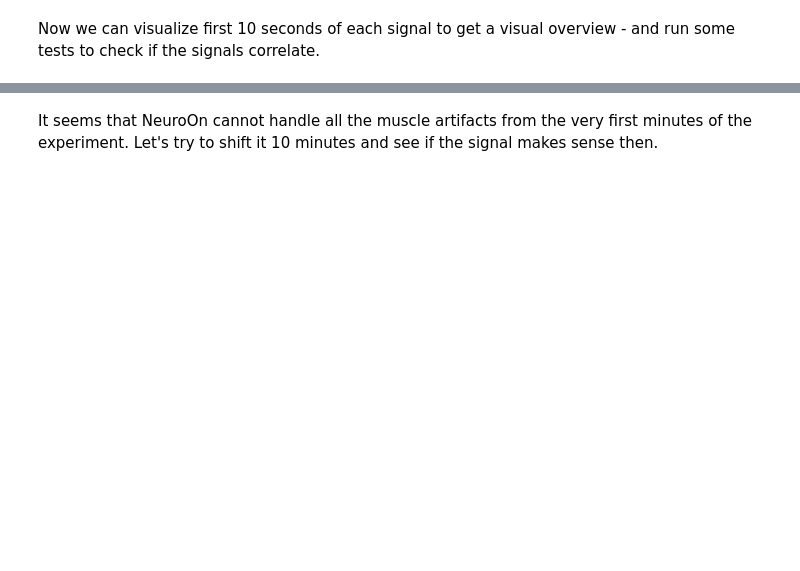
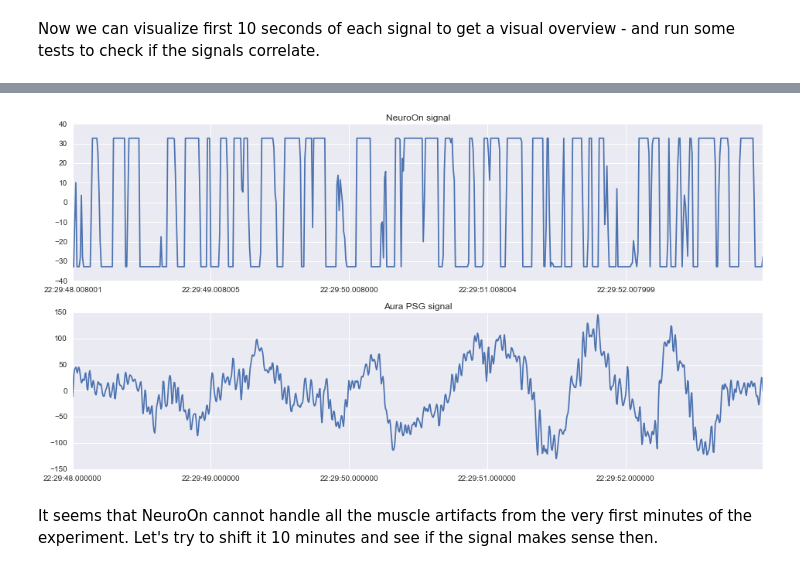
Before and after one commit to pawelngei/neuroon-notebook, a Jupyter notebook: NeuroOn.ipynb, the cells around one changed output, grey strips where cells are left out. Cells and saved outputs as stored; diff of their text form; code cells hidden in the pictures; blank space fills up the shorter version.

```diff
--- a/NeuroOn.ipynb
+++ b/NeuroOn.ipynb
@@ -186,3 +148,35 @@ plot_signal_fragment(
+# %%
+def plot_signal_fragment(
+    csv_sig, edf_sig, seconds=10, shift=0,
+    csv_title='NeuroOn signal',
+    edf_title='Aura PSG signal'
+):
+#     for signal in [csv_sig, edf_sig]
+    pp.subplot(211)
+    pp.title(csv_title)
+    csv_slice = np.logical_and(
+        csv_sig['timestamp'] >= csv_sig['timestamp'][0] + timedelta(seconds=shift),
+        csv_sig['timestamp'] < csv_sig['timestamp'][0] + timedelta(seconds=shift + seconds)
+    )
+    x_csv = csv_sig['timestamp'][csv_slice]
+    y_csv = csv_sig['signal'][csv_slice]
+    pp.plot(x_csv, y_csv)
+    pp.subplot(212)
+    pp.title(edf_title)
+    edf_slice = np.logical_and(
+        edf_sig['timestamp'] >= edf_sig['timestamp'][0] + timedelta(seconds=shift),
+        edf_sig['timestamp'] < edf_sig['timestamp'][0] + timedelta(seconds=shift + seconds)
+    )
+    x_edf = edf_sig['timestamp'][ edf_slice ]
+    y_edf = edf_sig['signal'][ edf_slice ]
+    pp.plot(x_edf, y_edf)
+    return pp.show()
+
+plot_signal_fragment(
+    no_shifted_signal, psg_signal, seconds=5
+)
+# %% [output]
+[figure, added]
 # %% [markdown]
 It seems that NeuroOn cannot handle all the muscle artifacts from the very first minutes of the experiment. Let's try to shift it 10 minutes and see if the signal makes sense then.
 # %%
```
Also changed, not shown: parts of 14 cells of this notebook.
